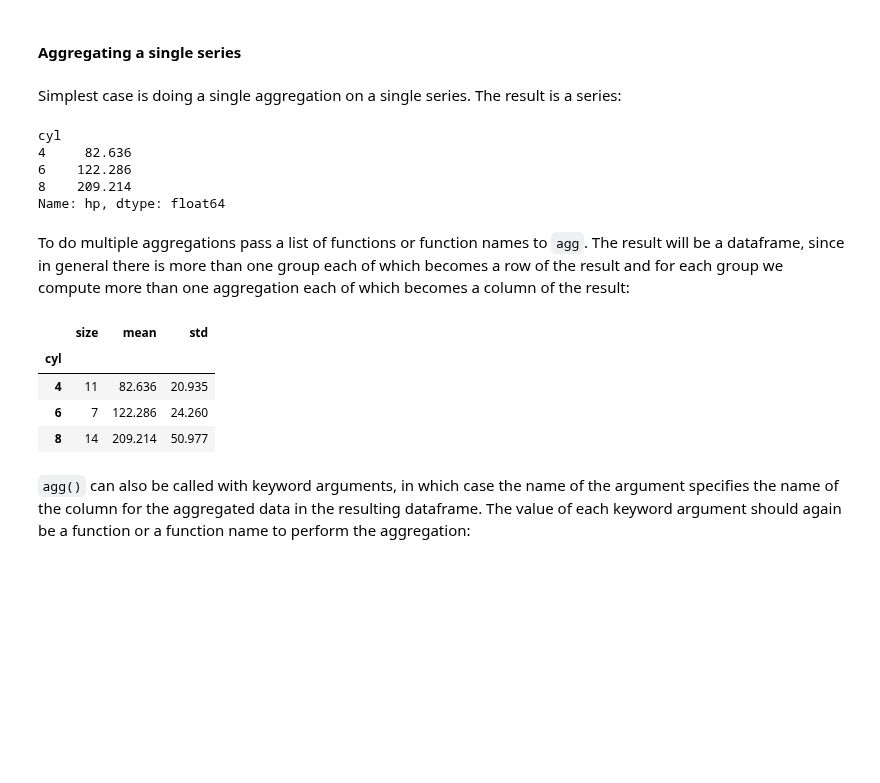
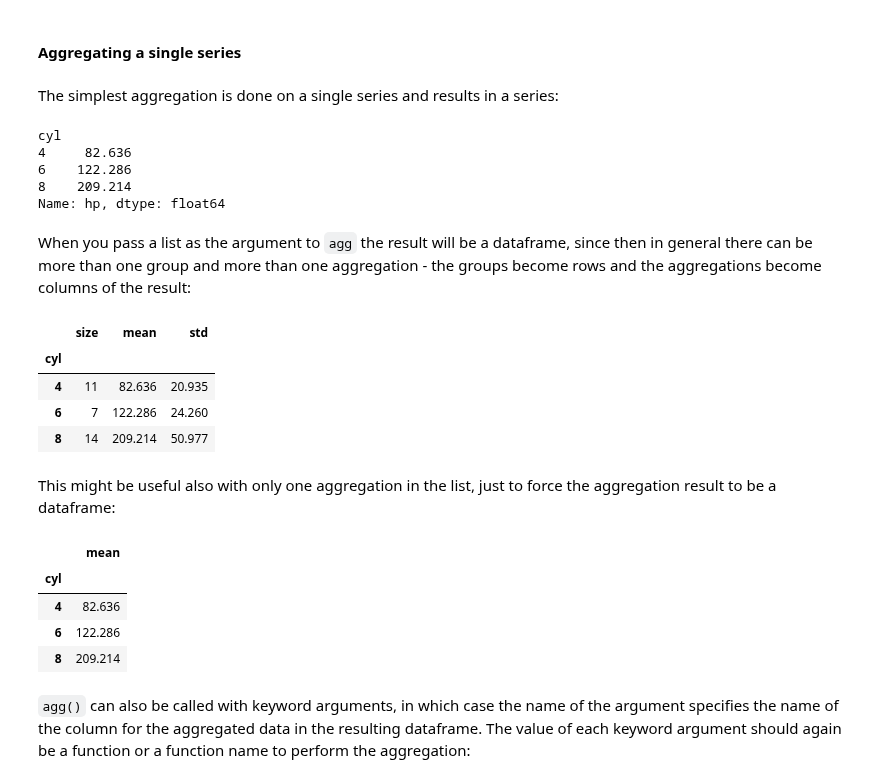
Before and after one commit to jaroslawr/jupyter-notebooks, a Jupyter notebook: libs/lib_pandas/lib_pandas.ipynb, the cells around one changed output. Drawn from its saved outputs; the diff is of its cells as text; code cells hidden in the pictures; blank space fills up the shorter version.

```diff
--- a/libs/lib_pandas/lib_pandas.ipynb
+++ b/libs/lib_pandas/lib_pandas.ipynb
@@ -530,7 +530,7 @@ Name: hp, dtype: int64
 # %% [markdown]
 #### Aggregating a single series
 # %% [markdown]
-Simplest case is doing a single aggregation on a single series. The result is a series:
+The simplest aggregation is done on a single series and results in a series:
 # %%
 df = cars()
 df.groupby("cyl")["hp"].agg("mean")
@@ -541,7 +541,7 @@ cyl
 8    209.214
 Name: hp, dtype: float64
 # %% [markdown]
-To do multiple aggregations pass a list of functions or function names to `agg`. The result will be a dataframe, since in general there is more than one group each of which becomes a row of the result and for each group we compute more than one aggregation each of which becomes a column of the result:
+When you pass a list as the argument to `agg` the result will be a dataframe, since then in general there can be more than one group and more than one aggregation - the groups become rows and the aggregations become columns of the result:
 # %%
 df = cars()
 df.groupby("cyl")["hp"].agg(["size", "mean", "std"])
@@ -551,6 +551,17 @@ df.groupby("cyl")["hp"].agg(["size", "mean", "std"])
 | 4 | 11 | 82.636 | 20.935 |
 | 6 | 7 | 122.286 | 24.260 |
 | 8 | 14 | 209.214 | 50.977 |
+# %% [markdown]
+This might be useful also with only one aggregation in the list, just to force the aggregation result to be a dataframe:
+# %%
+df = cars()
+df.groupby("cyl")["hp"].agg(["mean"])
+# %% [output]
+|  | mean |
+| cyl |  |
+| 4 | 82.636 |
+| 6 | 122.286 |
+| 8 | 209.214 |
 # %% [markdown]
 `agg()` can also be called with keyword arguments, in which case the name of the argument specifies the name of the column for the aggregated data in the resulting dataframe. The value of each keyword argument should again be a function or a function name to perform the aggregation:
 # %%
```
Also changed, not shown: parts of 2 cells of this notebook, 1 other file.
